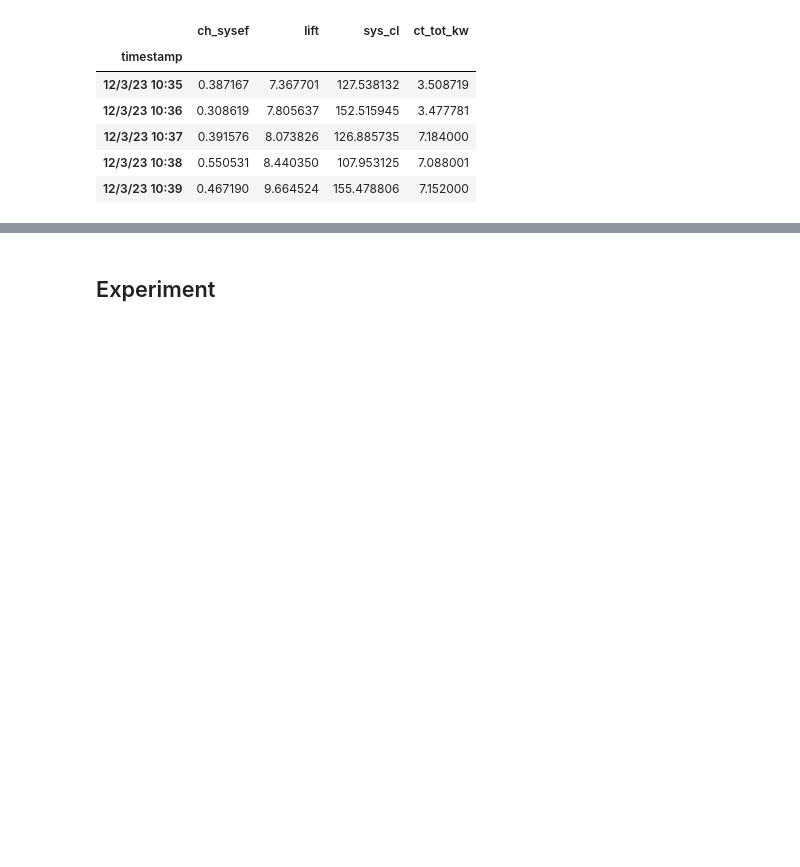
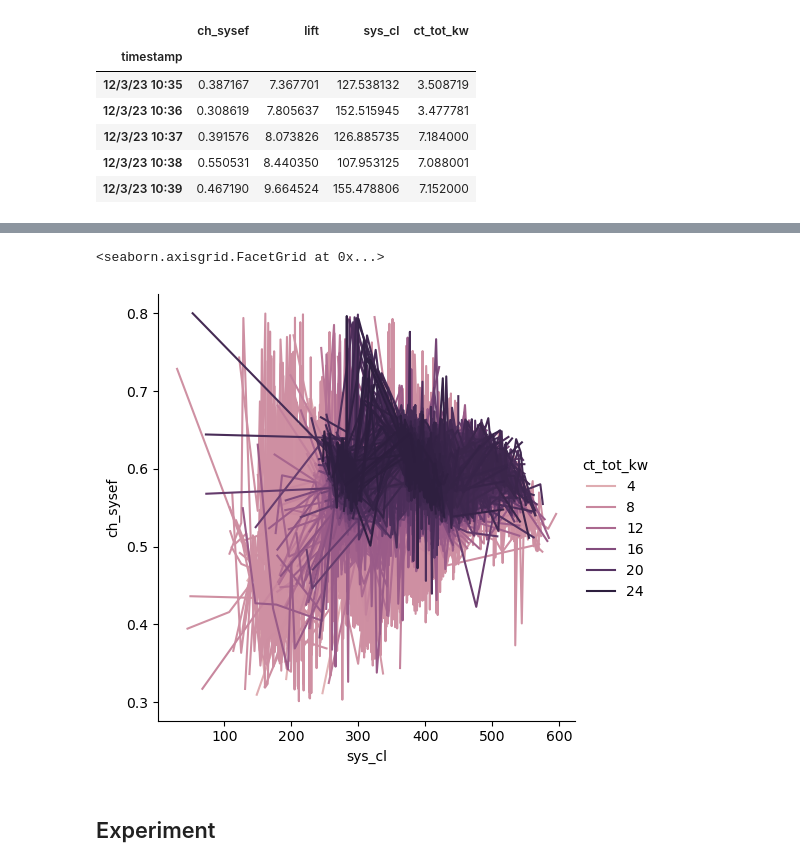
Before and after one commit to kaerintern/optimization, a Jupyter notebook: parklane_ch_sysef_pred.ipynb, the cells around one changed output, grey strips where cells are left out. Saved outputs shown, nothing was run; the diff lists cells and outputs as text; code cells hidden in the pictures; blank space fills up the shorter version.

```diff
--- a/parklane_ch_sysef_pred.ipynb
+++ b/parklane_ch_sysef_pred.ipynb
@@ -51,3 +66,12 @@ ch_sysef_df.head(5)
+# %%
+sns.relplot(
+    data=ch_sysef_df, kind="line",
+    x="sys_cl", y="ch_sysef",
+    hue="ct_tot_kw"
+)
+# %% [output]
+<seaborn.axisgrid.FacetGrid at 0x...>
+[figure, added]
 # %% [markdown]
 ## Experiment
 # %%
```
Also changed, not shown: parts of 23 cells of this notebook.
